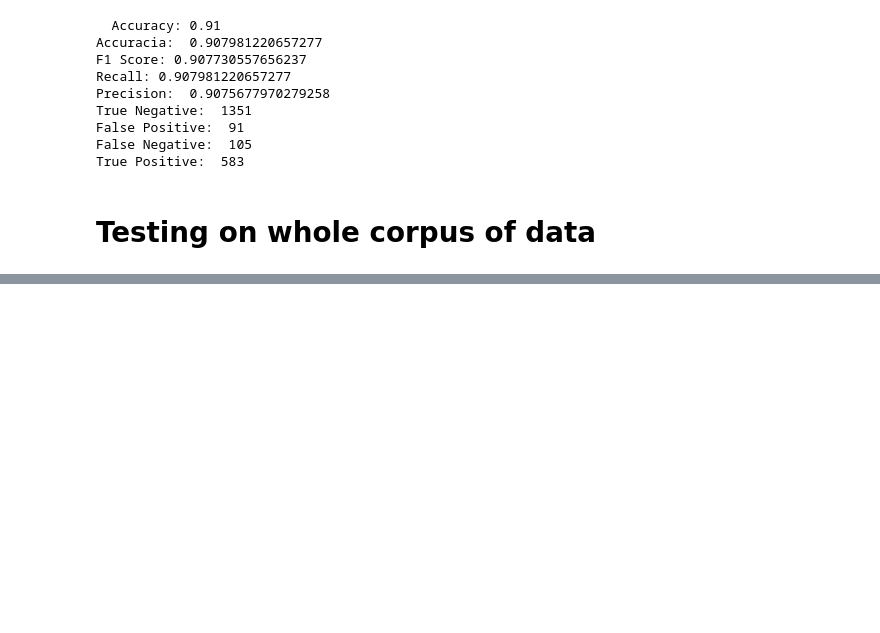
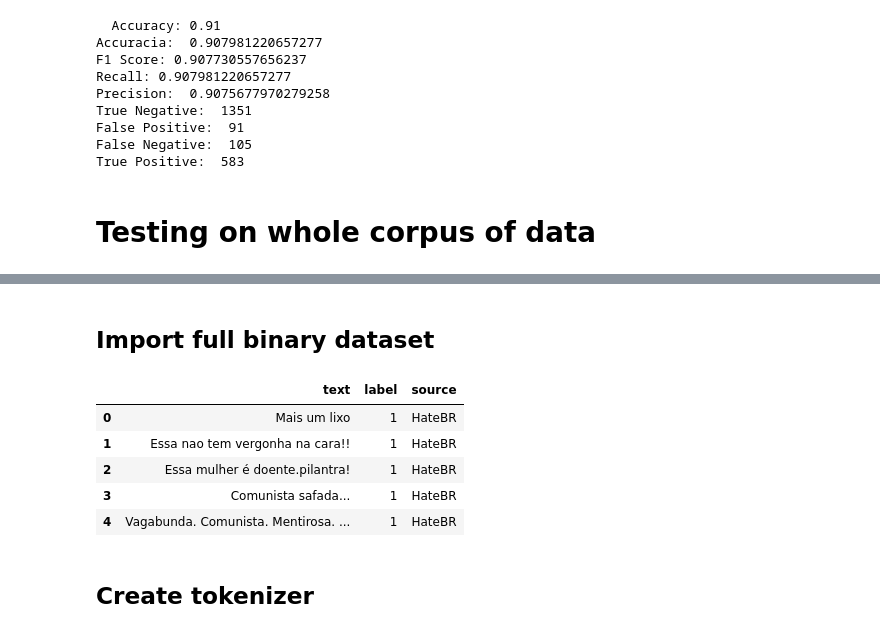
Before and after one commit to jv-porto/hate-speech, a Jupyter notebook: src/models/bert.ipynb, the cells around one changed output, grey strips where cells are left out. Drawn from its saved outputs; the diff is of its cells as text; code cells hidden in the pictures; blank space fills up the shorter version.

```diff
--- a/src/models/bert.ipynb
+++ b/src/models/bert.ipynb
@@ -686,0 +735,14 @@ AttributeError: 'collections.OrderedDict' object has no attribute 'load_state_di
+# %% [markdown]
+## Import full binary dataset
+# %%
+df = pd.read_parquet('../../data/processed_data/concat_binary_df.parquet')
+df.head()
+# %% [output]
+|  | text | label | source |
+| 0 | Mais um lixo | 1 | HateBR |
+| 1 | Essa nao tem vergonha na cara!! | 1 | HateBR |
+| 2 | Essa mulher é doente.pilantra! | 1 | HateBR |
+| 3 | Comunista safada... | 1 | HateBR |
+| 4 | Vagabunda. Comunista. Mentirosa. ... | 1 | HateBR |
+# %% [markdown]
+## Create tokenizer
```
Also changed, not shown: parts of 15 cells of this notebook.
